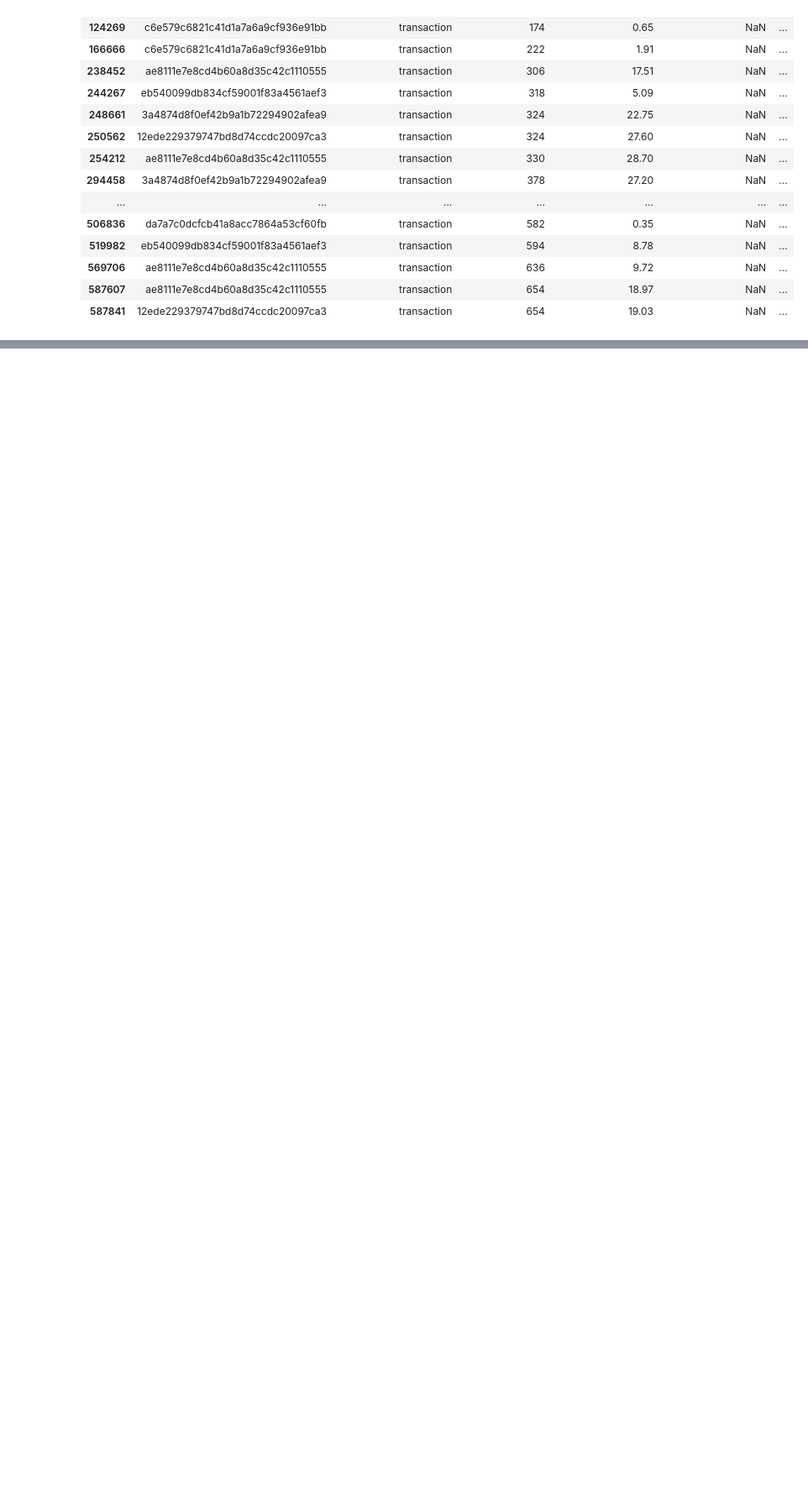
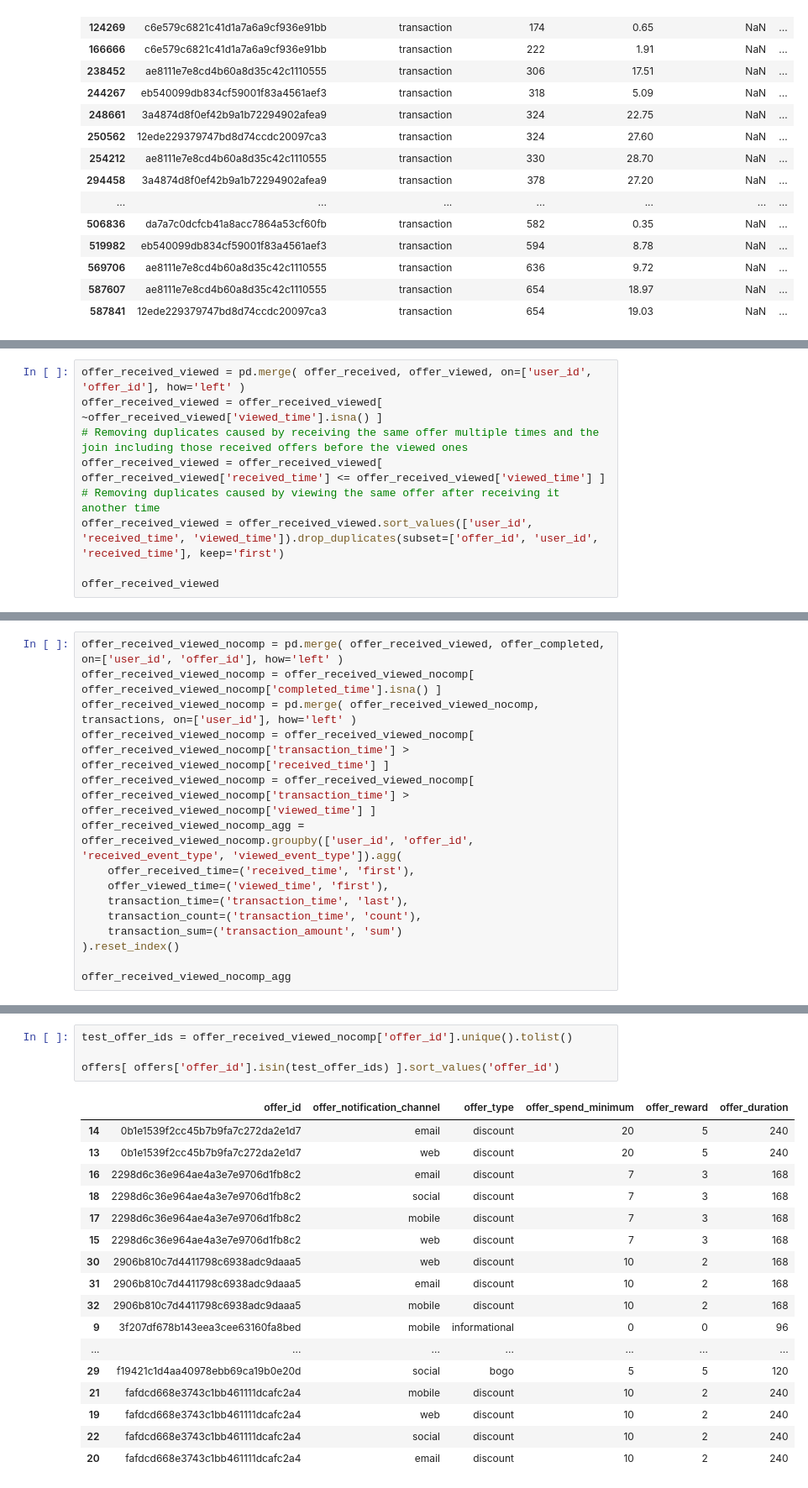
Before and after one commit to meeby280/UdacityDataScienceProject4, a Jupyter notebook: eda_user_journey_redone.ipynb, the cells around one changed output, grey strips where cells are left out. Shown: that part at 84% size. Drawn from its saved outputs; the diff is of its cells as text; blank space fills up the shorter version.

Commit message:
Updating progress to separation of customer groups

```diff
--- a/eda_user_journey_redone.ipynb
+++ b/eda_user_journey_redone.ipynb
@@ -86,0 +103,9 @@ transactions_no_promos
+# %%
+offer_received_viewed = pd.merge( offer_received, offer_viewed, on=['user_id', 'offer_id'], how='left' )
+offer_received_viewed = offer_received_viewed[ ~offer_received_viewed['viewed_time'].isna() ]
+# Removing duplicates caused by receiving the same offer multiple times and the join including those received offers before the viewed ones
+offer_received_viewed = offer_received_viewed[ offer_received_viewed['received_time'] <= offer_received_viewed['viewed_time'] ]
+# Removing duplicates caused by viewing the same offer after receiving it another time
+offer_received_viewed = offer_received_viewed.sort_values(['user_id', 'received_time', 'viewed_time']).drop_duplicates(subset=['offer_id', 'user_id', 'received_time'], keep='first')
+
+offer_received_viewed
@@ -86,0 +194,15 @@ transactions_no_promos
+# %%
+offer_received_viewed_nocomp = pd.merge( offer_received_viewed, offer_completed, on=['user_id', 'offer_id'], how='left' )
+offer_received_viewed_nocomp = offer_received_viewed_nocomp[ offer_received_viewed_nocomp['completed_time'].isna() ]
+offer_received_viewed_nocomp = pd.merge( offer_received_viewed_nocomp, transactions, on=['user_id'], how='left' )
+offer_received_viewed_nocomp = offer_received_viewed_nocomp[ offer_received_viewed_nocomp['transaction_time'] > offer_received_viewed_nocomp['received_time'] ]
+offer_received_viewed_nocomp = offer_received_viewed_nocomp[ offer_received_viewed_nocomp['transaction_time'] > offer_received_viewed_nocomp['viewed_time'] ]
+offer_received_viewed_nocomp_agg = offer_received_viewed_nocomp.groupby(['user_id', 'offer_id', 'received_event_type', 'viewed_event_type']).agg(
+    offer_received_time=('received_time', 'first'),
+    offer_viewed_time=('viewed_time', 'first'),
+    transaction_time=('transaction_time', 'last'),
+    transaction_count=('transaction_time', 'count'),
+    transaction_sum=('transaction_amount', 'sum')
+).reset_index()
+
+offer_received_viewed_nocomp_agg
@@ -86,0 +223,22 @@ transactions_no_promos
+# %%
+test_offer_ids = offer_received_viewed_nocomp['offer_id'].unique().tolist()
+
+offers[ offers['offer_id'].isin(test_offer_ids) ].sort_values('offer_id')
+# %% [output]
+|  | offer_id | offer_notification_channel | offer_type | offer_spend_minimum | offer_reward | offer_duration |
+| 14 | 0b1e1539f2cc45b7b9fa7c272da2e1d7 | email | discount | 20 | 5 | 240 |
+| 13 | 0b1e1539f2cc45b7b9fa7c272da2e1d7 | web | discount | 20 | 5 | 240 |
+| 16 | 2298d6c36e964ae4a3e7e9706d1fb8c2 | email | discount | 7 | 3 | 168 |
+| 18 | 2298d6c36e964ae4a3e7e9706d1fb8c2 | social | discount | 7 | 3 | 168 |
+| 17 | 2298d6c36e964ae4a3e7e9706d1fb8c2 | mobile | discount | 7 | 3 | 168 |
+| 15 | 2298d6c36e964ae4a3e7e9706d1fb8c2 | web | discount | 7 | 3 | 168 |
+| 30 | 2906b810c7d4411798c6938adc9daaa5 | web | discount | 10 | 2 | 168 |
+| 31 | 2906b810c7d4411798c6938adc9daaa5 | email | discount | 10 | 2 | 168 |
+| 32 | 2906b810c7d4411798c6938adc9daaa5 | mobile | discount | 10 | 2 | 168 |
+| 9 | 3f207df678b143eea3cee63160fa8bed | mobile | informational | 0 | 0 | 96 |
+| ... | ... | ... | ... | ... | ... | ... |
+| 29 | f19421c1d4aa40978ebb69ca19b0e20d | social | bogo | 5 | 5 | 120 |
+| 21 | fafdcd668e3743c1bb461111dcafc2a4 | mobile | discount | 10 | 2 | 240 |
+| 19 | fafdcd668e3743c1bb461111dcafc2a4 | web | discount | 10 | 2 | 240 |
+| 22 | fafdcd668e3743c1bb461111dcafc2a4 | social | discount | 10 | 2 | 240 |
+| 20 | fafdcd668e3743c1bb461111dcafc2a4 | email | discount | 10 | 2 | 240 |
```
Also changed, not shown: parts of 32 cells of this notebook, 3 other files.
